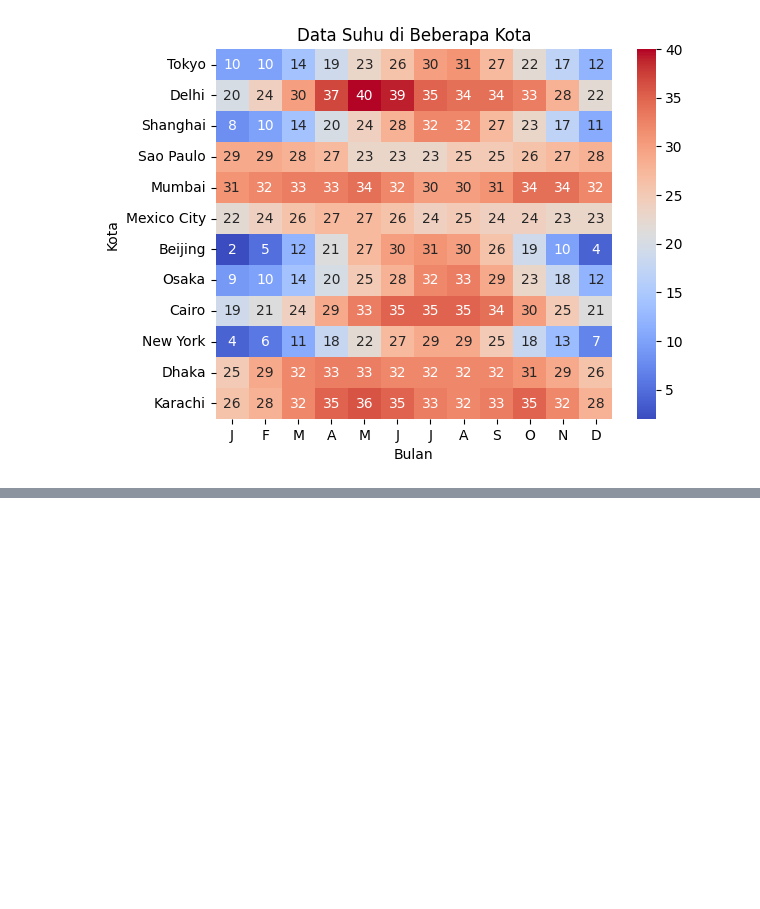
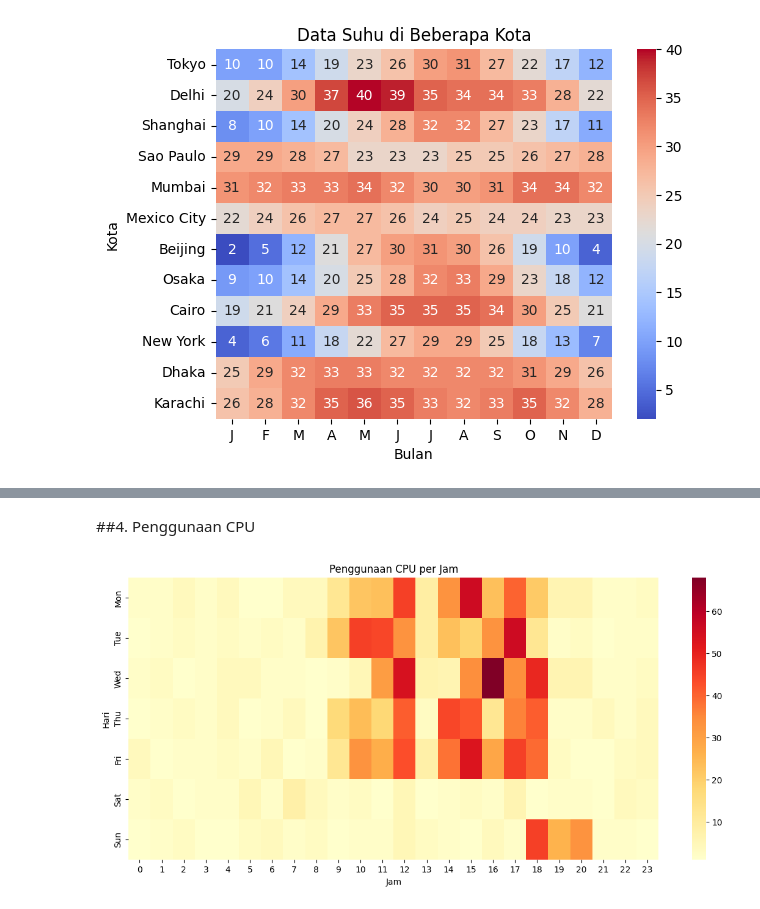
Before and after one commit to Agtna/AI-2025, a Jupyter notebook: Jobsheet_6.ipynb, the cells around one changed output, grey strips where cells are left out. Saved outputs shown, nothing was run; the diff lists cells and outputs as text; code cells hidden in the pictures; blank space fills up the shorter version.

```diff
--- a/Jobsheet_6.ipynb
+++ b/Jobsheet_6.ipynb
@@ -133,0 +226,24 @@ plt.show()
+# %% [markdown]
+##4. Penggunaan CPU
+# %%
+import seaborn as sns
+import numpy as np
+
+cpu_usage = [
+    [2,2,4,2,4,1,1,4,4,12,22,23,45,9,33,56,23,40,21,6,6,2,2,3],  # Monday
+    [1,2,3,2,3,2,3,2,7,22,45,44,33,9,23,19,33,56,12,2,3,1,2,2],  # Tuesday
+    [2,3,1,2,4,4,2,2,1,2,5,31,54,7,6,34,68,34,49,6,6,2,2,3],     # WednesdayS
+    [1,2,3,2,4,1,2,4,1,17,24,18,41,3,44,42,12,36,41,2,2,4,2,4],  # Thursday
+    [4,1,2,2,3,2,5,1,2,12,33,27,43,8,38,53,29,45,39,3,1,1,3,4],  # Friday
+    [2,3,1,2,2,5,2,8,4,2,3,1,5,1,2,3,2,6,1,2,2,1,4,3],           # Saturday
+    [1,2,3,1,1,3,4,2,3,1,2,2,5,3,2,1,4,2,45,26,33,2,2,1],        # Sunday
+]
+
+plt.figure(figsize=(14,6))
+sns.heatmap(cpu_usage, cmap='YlOrRd', xticklabels=range(24), yticklabels=["Mon","Tue","Wed","Thu","Fri","Sat","Sun"])
+plt.title("Penggunaan CPU per Jam")
+plt.xlabel("Jam")
+plt.ylabel("Hari")
+plt.show()
+# %% [output]
+[figure, added]
```
Also changed, not shown: parts of 9 cells of this notebook.
